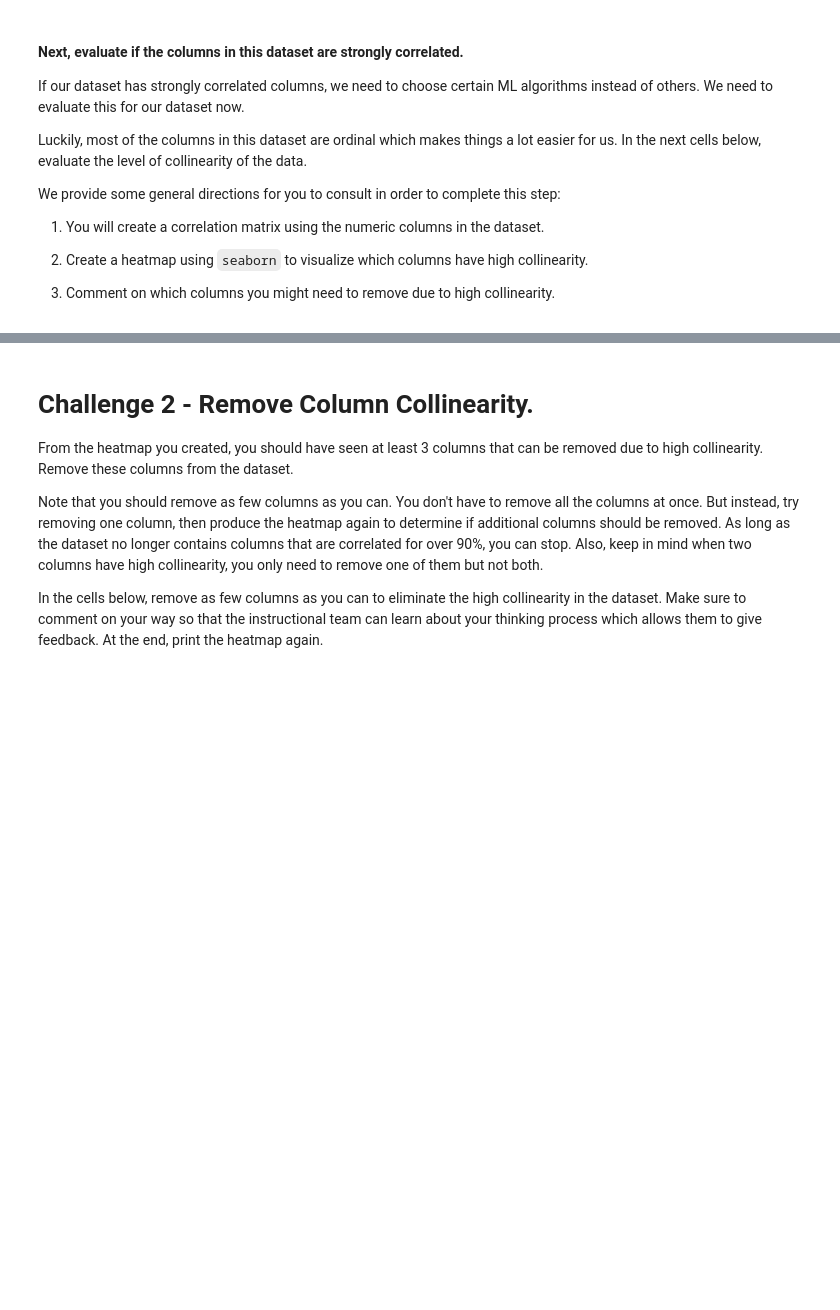
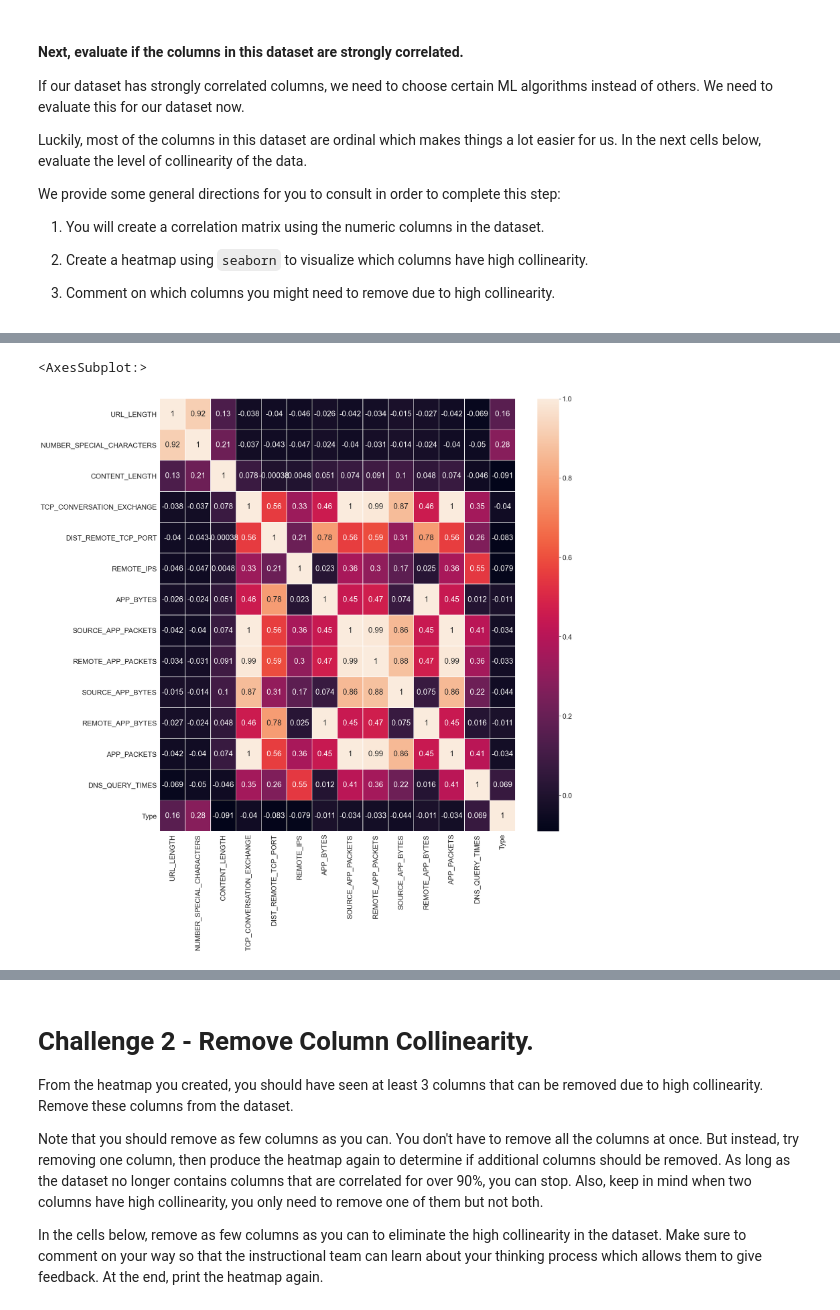
Before and after one commit to ta-data-remote/lab-supervised-learning, a Jupyter notebook: your-code/main.ipynb, the cells around one changed output, grey strips where cells are left out. Drawn from its saved outputs; the diff is of its cells as text; code cells hidden in the pictures; blank space fills up the shorter version.

Commit message:
Submission of lab-supervised-learning_Ayub_Pathan

```diff
--- a/your-code/main.ipynb
+++ b/your-code/main.ipynb
@@ -11,6 +21,8 @@ In this lab, we will explore a dataset that describes websites with different fe
 # Challenge 1 - Explore The Dataset
 
 Let's start by exploring the dataset. First load the data file:
+# %%
+website = pd.read_csv('/Users/ayubpathan/Desktop/ironhack/week7/lab-supervised-learning/data/website.csv')
 # %% [markdown]
 #### Explore the data from an bird's-eye view.
 
@@ -79,0 +130,6 @@ We provide some general directions for you to consult in order to complete this
+# %%
+fig, ax = plt.subplots(figsize=(25,25))
+sns.heatmap(website.corr(), annot=True, linewidths=.5)
+# %% [output]
+<AxesSubplot:>
+[figure, added]
```
Also changed, not shown: parts of 82 cells of this notebook, 1 other file.
